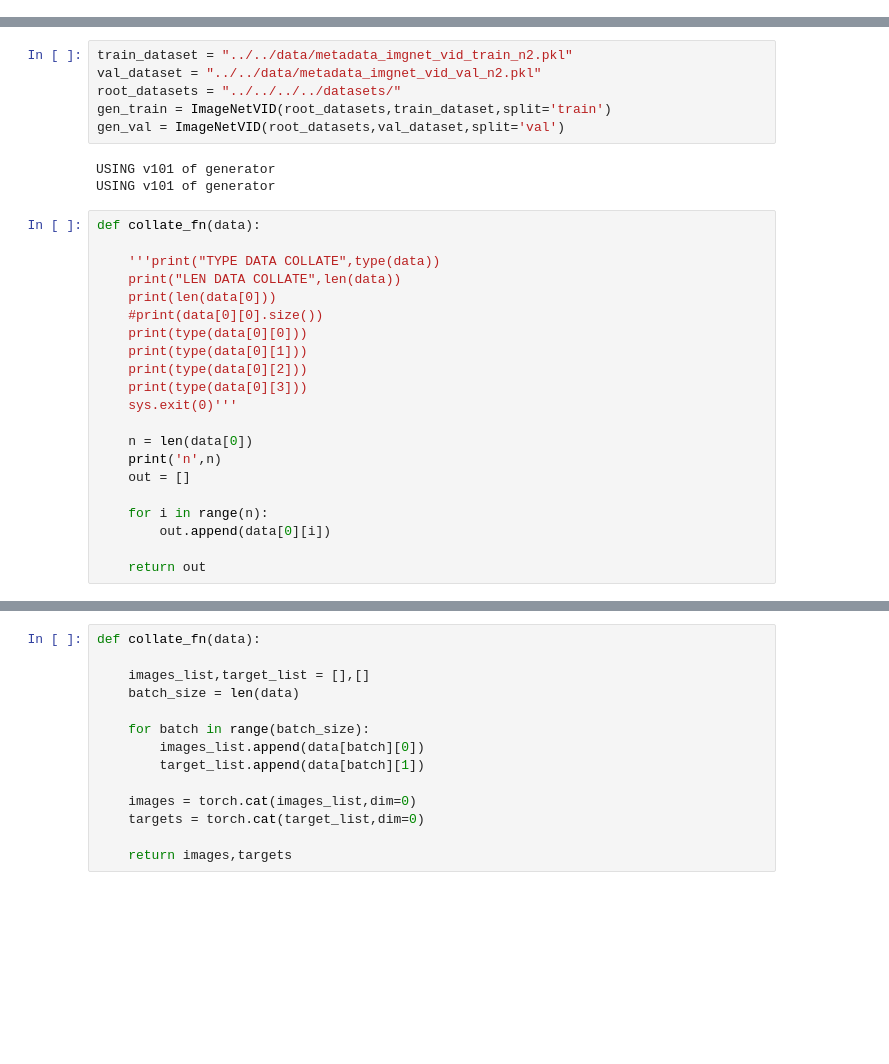
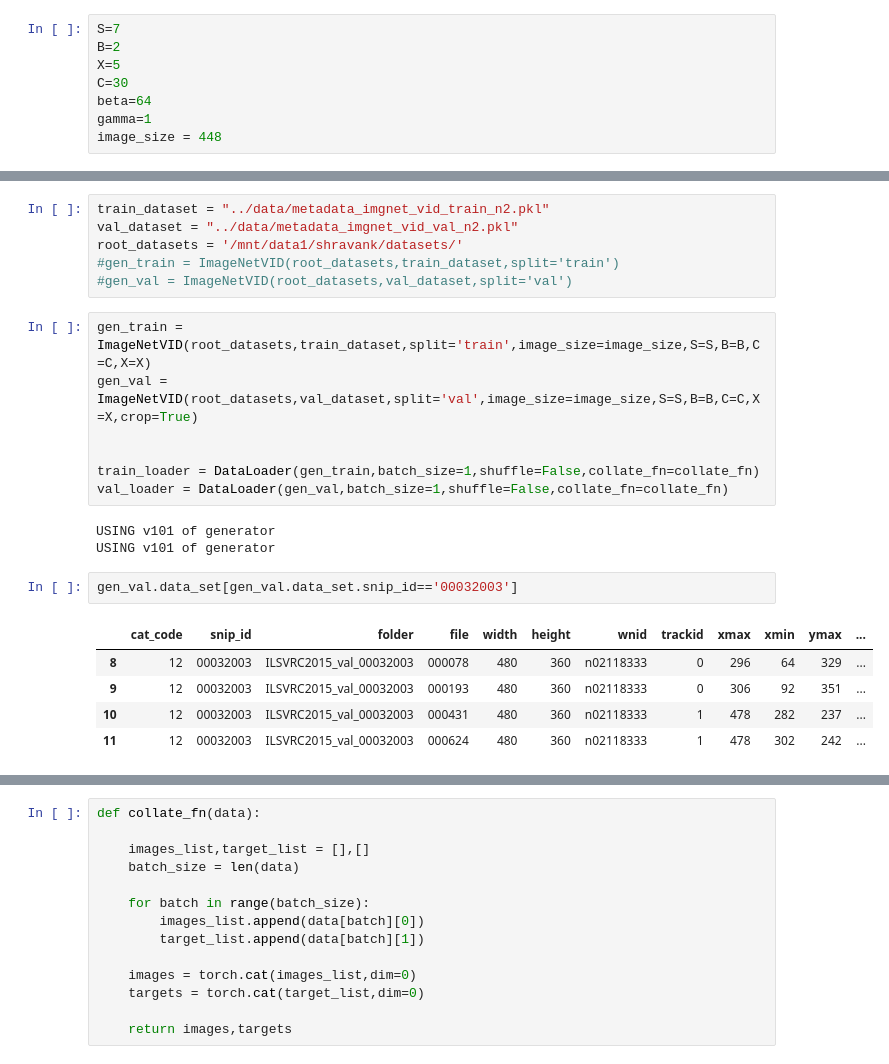
Before and after one commit to shravankale/locem, a Jupyter notebook: main/testing.ipynb, the cells around one changed output, grey strips where cells are left out. Drawn from its saved outputs; the diff is of its cells as text; blank space fills up the shorter version.

```diff
--- a/main/testing.ipynb
+++ b/main/testing.ipynb
@@ -26 +42,9 @@ map_vid = pd.read_pickle("../../data/map_vid.pkl")
+# %%
+S=7
+B=2
+X=5
+C=30
+beta=64
+gamma=1
+image_size = 448
 # %%
@@ -29,30 +73,24 @@ from torch.utils.data import DataLoader
 # %%
-train_dataset = "../../data/metadata_imgnet_vid_train_n2.pkl"
-val_dataset = "../../data/metadata_imgnet_vid_val_n2.pkl"
-root_datasets = "../../../../datasets/"
-gen_train = ImageNetVID(root_datasets,train_dataset,split='train')
-gen_val = ImageNetVID(root_datasets,val_dataset,split='val')
+train_dataset = "../data/metadata_imgnet_vid_train_n2.pkl"
+val_dataset = "../data/metadata_imgnet_vid_val_n2.pkl"
+root_datasets = '/mnt/data1/shravank/datasets/'
+#gen_train = ImageNetVID(root_datasets,train_dataset,split='train')
+#gen_val = ImageNetVID(root_datasets,val_dataset,split='val')
-# %% [output]
-USING v101 of generator
-USING v101 of generator
-# %%
-def collate_fn(data):
-
-    '''print("TYPE DATA COLLATE",type(data))
-    print("LEN DATA COLLATE",len(data))
-    print(len(data[0]))
-    #print(data[0][0].size())
-    print(type(data[0][0]))
-    print(type(data[0][1]))
-    print(type(data[0][2]))
-    print(type(data[0][3]))
-    sys.exit(0)'''
-
-    n = len(data[0])
-    print('n',n)
-    out = []
-
-    for i in range(n):
-        out.append(data[0][i])
-
-    return out
+# %%
+gen_train = ImageNetVID(root_datasets,train_dataset,split='train',image_size=image_size,S=S,B=B,C=C,X=X)
+gen_val = ImageNetVID(root_datasets,val_dataset,split='val',image_size=image_size,S=S,B=B,C=C,X=X,crop=True)
+
+
+train_loader = DataLoader(gen_train,batch_size=1,shuffle=False,collate_fn=collate_fn)
+val_loader = DataLoader(gen_val,batch_size=1,shuffle=False,collate_fn=collate_fn)
+# %% [output]
+USING v101 of generator
+USING v101 of generator
+# %%
+gen_val.data_set[gen_val.data_set.snip_id=='00032003']
+# %% [output]
+|  | cat_code | snip_id | folder | file | width | height | wnid | trackid | xmax | xmin | ymax | ... |
+| 8 | 12 | 00032003 | ILSVRC2015_val_00032003 | 000078 | 480 | 360 | n02118333 | 0 | 296 | 64 | 329 | ... |
+| 9 | 12 | 00032003 | ILSVRC2015_val_00032003 | 000193 | 480 | 360 | n02118333 | 0 | 306 | 92 | 351 | ... |
+| 10 | 12 | 00032003 | ILSVRC2015_val_00032003 | 000431 | 480 | 360 | n02118333 | 1 | 478 | 282 | 237 | ... |
+| 11 | 12 | 00032003 | ILSVRC2015_val_00032003 | 000624 | 480 | 360 | n02118333 | 1 | 478 | 302 | 242 | ... |
```
Also changed, not shown: parts of 15 cells of this notebook, 11 other files.
